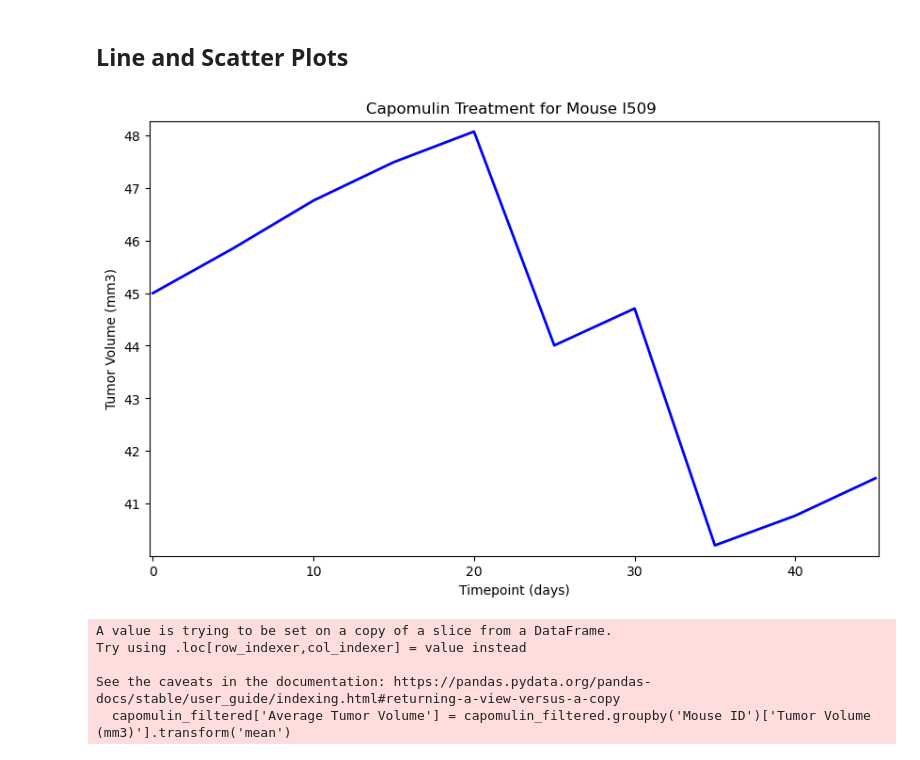
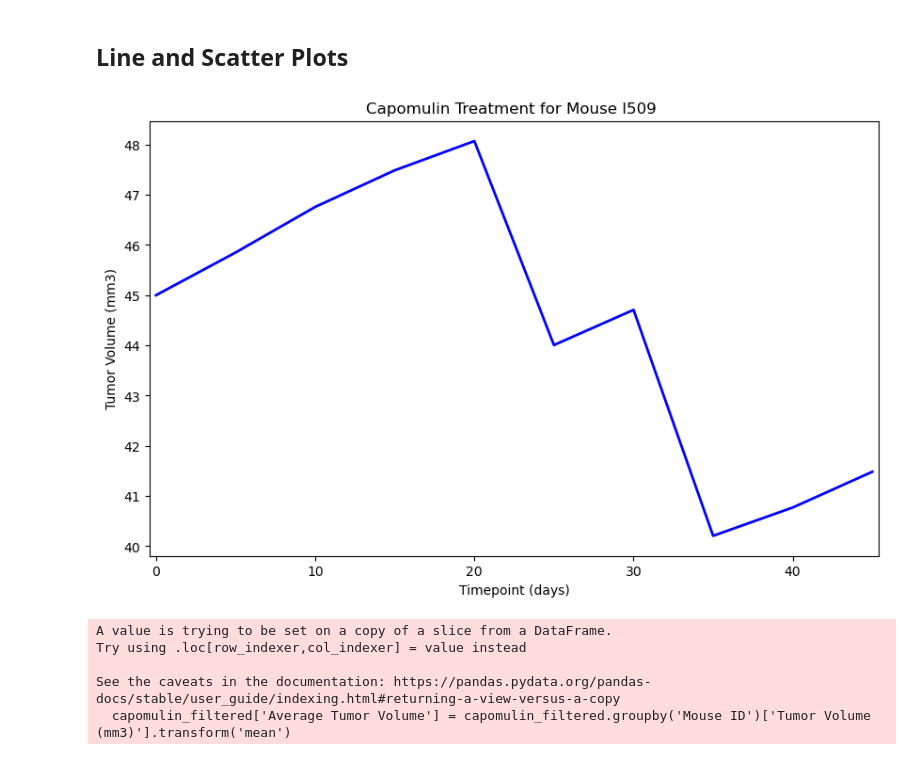
Before and after one commit to pixare7/pymaceuticals, a Jupyter notebook: pymaceuticals.ipynb, the cells around one changed output. Saved outputs shown, nothing was run; the diff lists cells and outputs as text; code cells hidden in the pictures.

```diff
--- a/pymaceuticals.ipynb
+++ b/pymaceuticals.ipynb
@@ -315,27 +317,27 @@ plt.show()
 mouse_id = 'l509'
 regimen = 'Capomulin'
 # %%
-# Generate a line plot of tumor volume vs. time point for a single mouse treated with Capomulin
+# line plot of tumor volume vs. time point for a single mouse treated with Capomulin
 
 # Filter data for mouse l509 treated with Capomulin
 mouse_data = mouse_cleaned_df[(mouse_cleaned_df['Mouse ID'] == mouse_id) & (mouse_cleaned_df['Drug Regimen'] == regimen)]
 
-# Plotting the line plot
+# line plot
 plt.figure(figsize=(10, 6))
 plt.plot(mouse_data['Timepoint'], mouse_data['Tumor Volume (mm3)'], color='b', linestyle='-', linewidth=2, markersize=8)
 
-# Adding labels and title
+# labels and title
 plt.title(f"{regimen} Treatment for Mouse {mouse_id} ")
 plt.xlabel('Timepoint (days)')
 plt.ylabel('Tumor Volume (mm3)')
 
 # Adjusting x-axis and y-axis limits and ticks
-plt.xlim(min(mouse_data['Timepoint']) - 0.2, max(mouse_data['Timepoint']) + 0.2)  # Extend 0.2 units before and after the data
-plt.ylim(min(mouse_data['Tumor Volume (mm3)']) - 0.2, max(mouse_data['Tumor Volume (mm3)']) + 0.2)  # Extend 0.2 units below and above the data
+plt.xlim(min(mouse_data['Timepoint']) - 0.4, max(mouse_data['Timepoint']) + 0.4)  # Extend 0.2 units before and after the data
+plt.ylim(min(mouse_data['Tumor Volume (mm3)']) - 0.4, max(mouse_data['Tumor Volume (mm3)']) + 0.4)  # Extend 0.2 units below and above the data
 
 plt.show()
 # %% [output]
-[figure, old version]
+[figure, new version]
 # %%
 # filter data to drug capomulin regimen
 capomulin_filtered = mouse_cleaned_df[(mouse_cleaned_df['Drug Regimen'] == regimen)]
```
Also changed, not shown: parts of 10 cells of this notebook.
